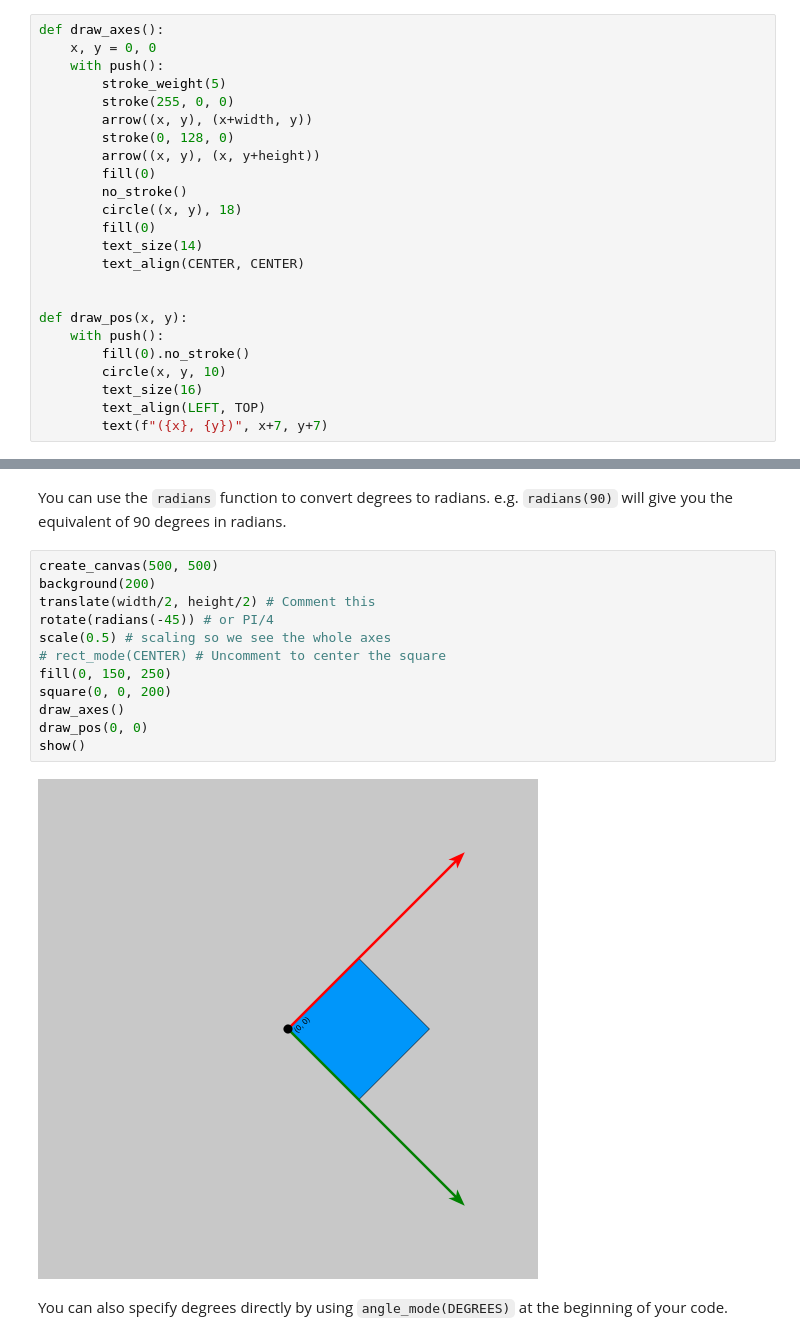
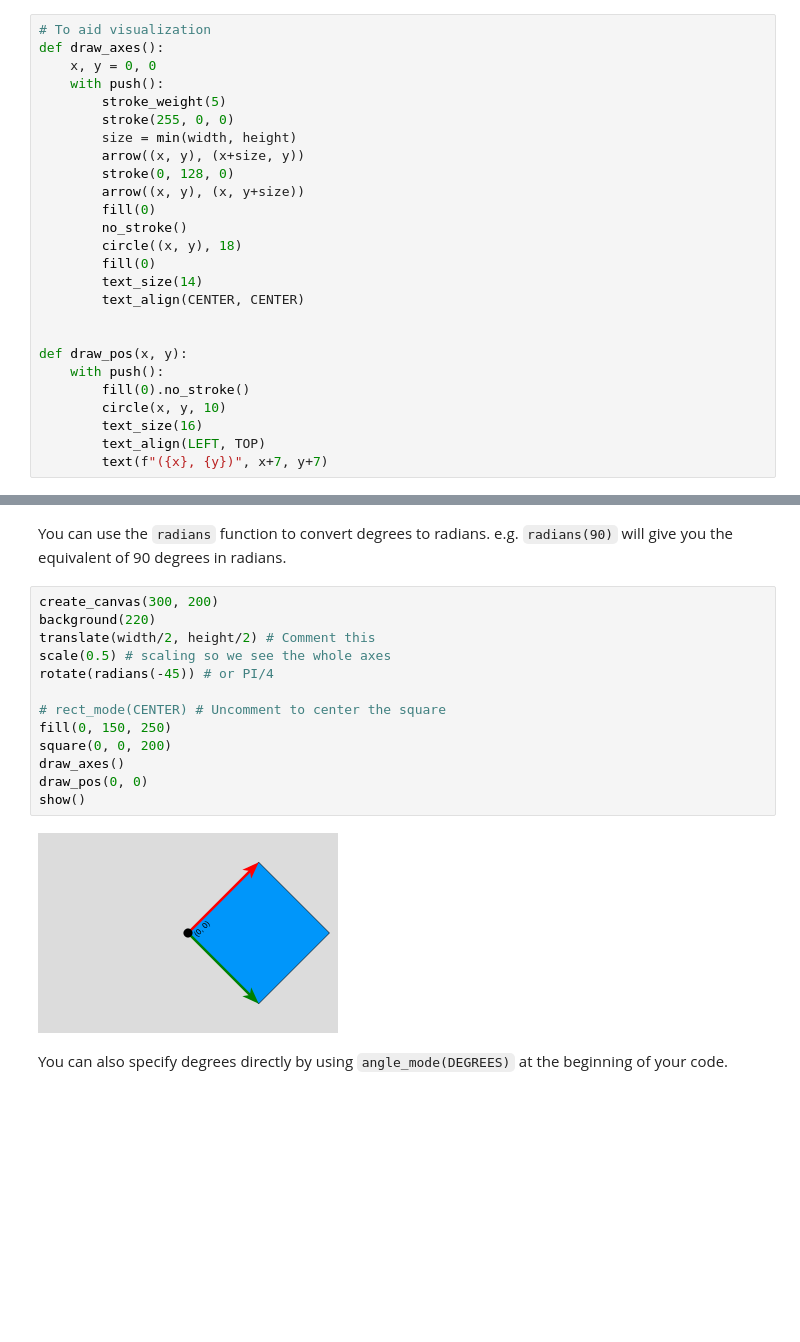
Before and after one commit to Mtj2042/generative_drawing, a Jupyter notebook: weekly/week3/week3_controlflow_and_transformations.ipynb, the cells around one changed output, grey strips where cells are left out. Cells and saved outputs as stored; diff of their text form; blank space fills up the shorter version.

```diff
--- a/weekly/week3/week3_controlflow_and_transformations.ipynb
+++ b/weekly/week3/week3_controlflow_and_transformations.ipynb
@@ -205,14 +218,16 @@ To aid visualization we will define two custom functions:
 
 >NOTE. Don't worry about the implementation of these functions for the moment, these are meant to demonstrate transformations. They use the `text` command, which we have not covered yet, involving [formatted strings](https://www.w3schools.com/python/python_string_formatting.asp) and [keyword (named) arguments](https://www.w3schools.com/python/gloss_python_function_keyword_arguments.asp). Feel free to read the linked articles for more info on how this works, but we will only cover these techniques in the future.
 # %%
+# To aid visualization
 def draw_axes():
     x, y = 0, 0
     with push():
         stroke_weight(5)
         stroke(255, 0, 0)
-        arrow((x, y), (x+width, y))
+        size = min(width, height)
+        arrow((x, y), (x+size, y))
         stroke(0, 128, 0)
-        arrow((x, y), (x, y+height))
+        arrow((x, y), (x, y+size))
         fill(0)
         no_stroke()
         circle((x, y), 18)
@@ -322,19 +346,20 @@ A half rotation is [$\pi = 3.14159265358979323...$](http://www.geom.uiuc.edu/~hu
 # %% [markdown]
 You can use the `radians` function to convert degrees to radians. e.g. `radians(90)` will give you the equivalent of 90 degrees in radians.
 # %%
-create_canvas(500, 500)
-background(200)
+create_canvas(300, 200)
+background(220)
 translate(width/2, height/2) # Comment this
+scale(0.5) # scaling so we see the whole axes
 rotate(radians(-45)) # or PI/4
-scale(0.5) # scaling so we see the whole axes
+
 # rect_mode(CENTER) # Uncomment to center the square
 fill(0, 150, 250)
 square(0, 0, 200)
 draw_axes()
 draw_pos(0, 0)
 show()
 # %% [output]
-[figure, old version]
+[figure, new version]
 # %% [markdown]
 You can also specify degrees directly by using `angle_mode(DEGREES)` at the beginning of your code.
 # %% [markdown]
```
Also changed, not shown: parts of 52 cells of this notebook.
